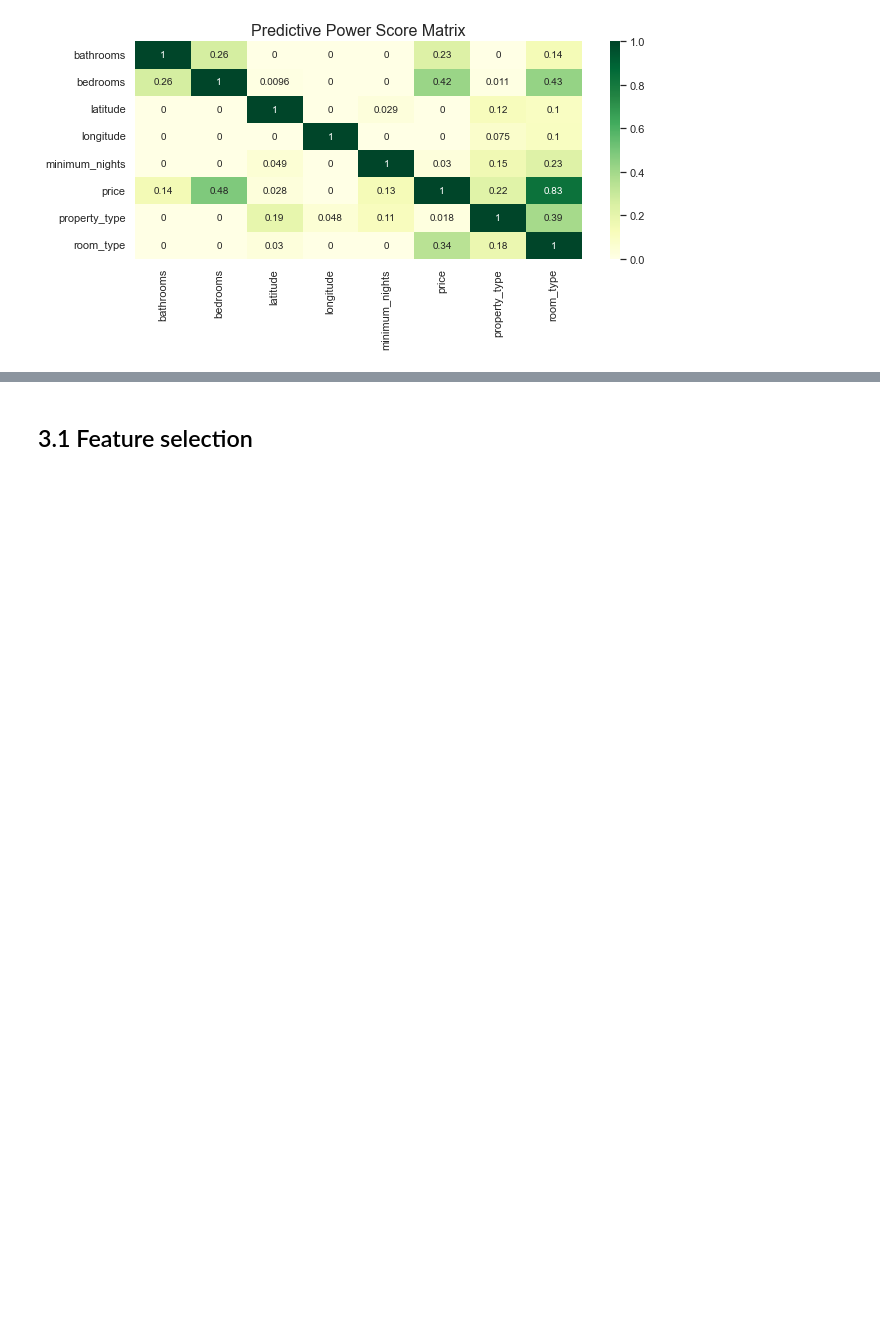
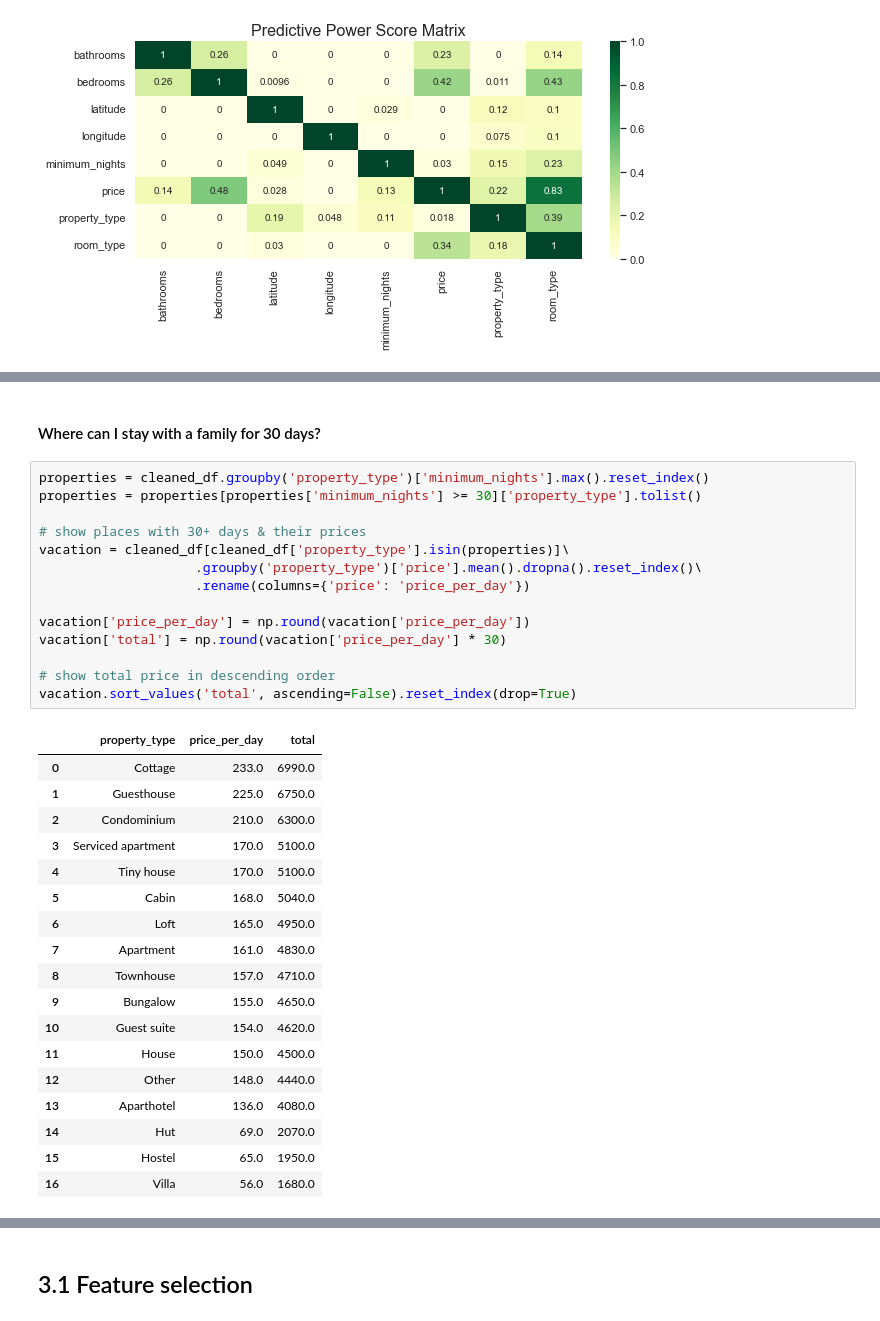
Before and after one commit to dissagaliyeva/property-rentals-analysis, a Jupyter notebook: analysis.ipynb, the cells around one changed output, grey strips where cells are left out. Cells and saved outputs as stored; diff of their text form; blank space fills up the shorter version.

```diff
--- a/analysis.ipynb
+++ b/analysis.ipynb
@@ -568,0 +628,35 @@ pps_matrix(cleaned_df)
+# %% [markdown]
+#### Where can I stay with a family for 30 days?
+# %%
+properties = cleaned_df.groupby('property_type')['minimum_nights'].max().reset_index()
+properties = properties[properties['minimum_nights'] >= 30]['property_type'].tolist()
+
+# show places with 30+ days & their prices
+vacation = cleaned_df[cleaned_df['property_type'].isin(properties)]\
+                    .groupby('property_type')['price'].mean().dropna().reset_index()\
+                    .rename(columns={'price': 'price_per_day'})
+
+vacation['price_per_day'] = np.round(vacation['price_per_day'])
+vacation['total'] = np.round(vacation['price_per_day'] * 30)
+
+# show total price in descending order
+vacation.sort_values('total', ascending=False).reset_index(drop=True)
+# %% [output]
+|  | property_type | price_per_day | total |
+| 0 | Cottage | 233.0 | 6990.0 |
+| 1 | Guesthouse | 225.0 | 6750.0 |
+| 2 | Condominium | 210.0 | 6300.0 |
+| 3 | Serviced apartment | 170.0 | 5100.0 |
+| 4 | Tiny house | 170.0 | 5100.0 |
+| 5 | Cabin | 168.0 | 5040.0 |
+| 6 | Loft | 165.0 | 4950.0 |
+| 7 | Apartment | 161.0 | 4830.0 |
+| 8 | Townhouse | 157.0 | 4710.0 |
+| 9 | Bungalow | 155.0 | 4650.0 |
+| 10 | Guest suite | 154.0 | 4620.0 |
+| 11 | House | 150.0 | 4500.0 |
+| 12 | Other | 148.0 | 4440.0 |
+| 13 | Aparthotel | 136.0 | 4080.0 |
+| 14 | Hut | 69.0 | 2070.0 |
+| 15 | Hostel | 65.0 | 1950.0 |
+| 16 | Villa | 56.0 | 1680.0 |
```
Also changed, not shown: parts of 11 cells of this notebook.
